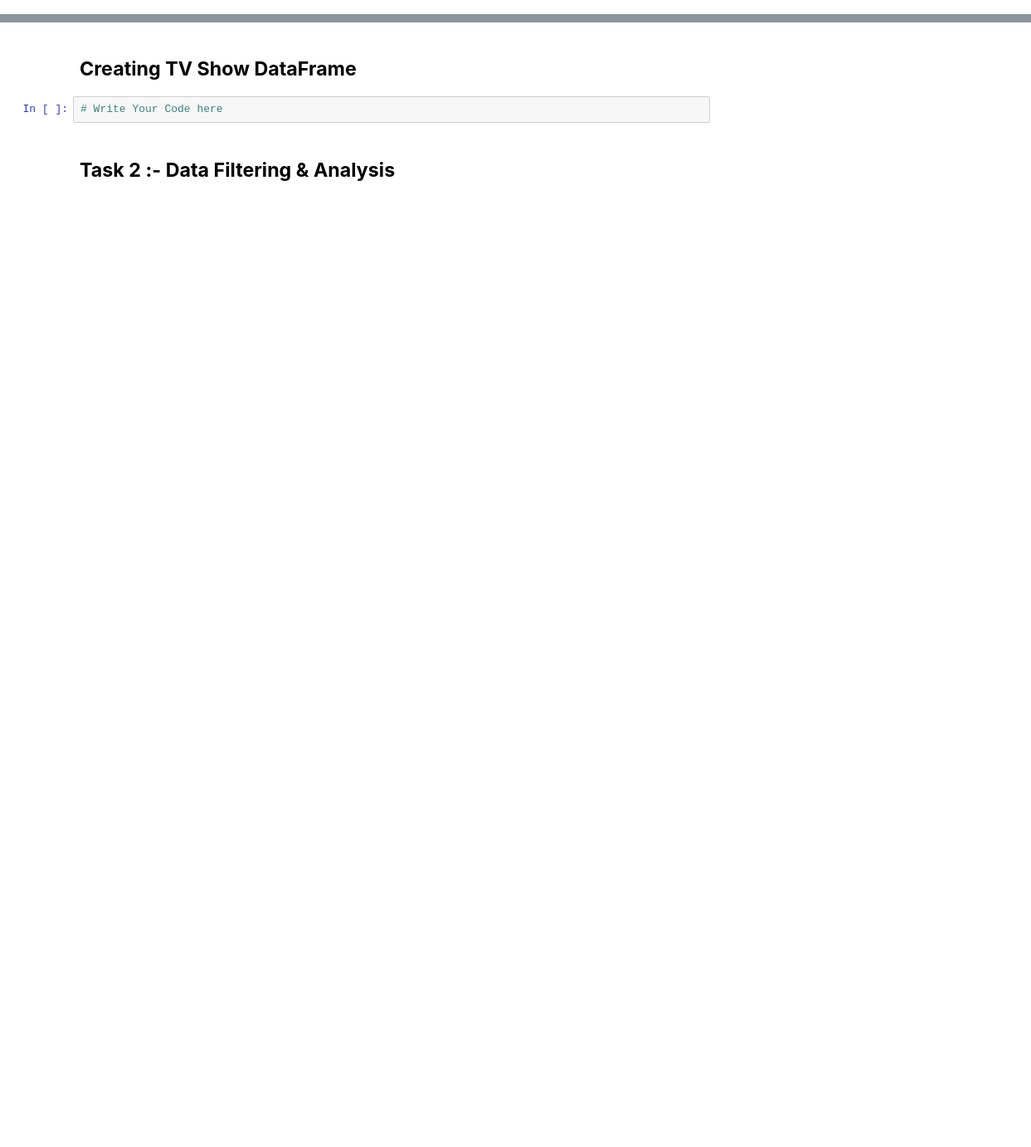
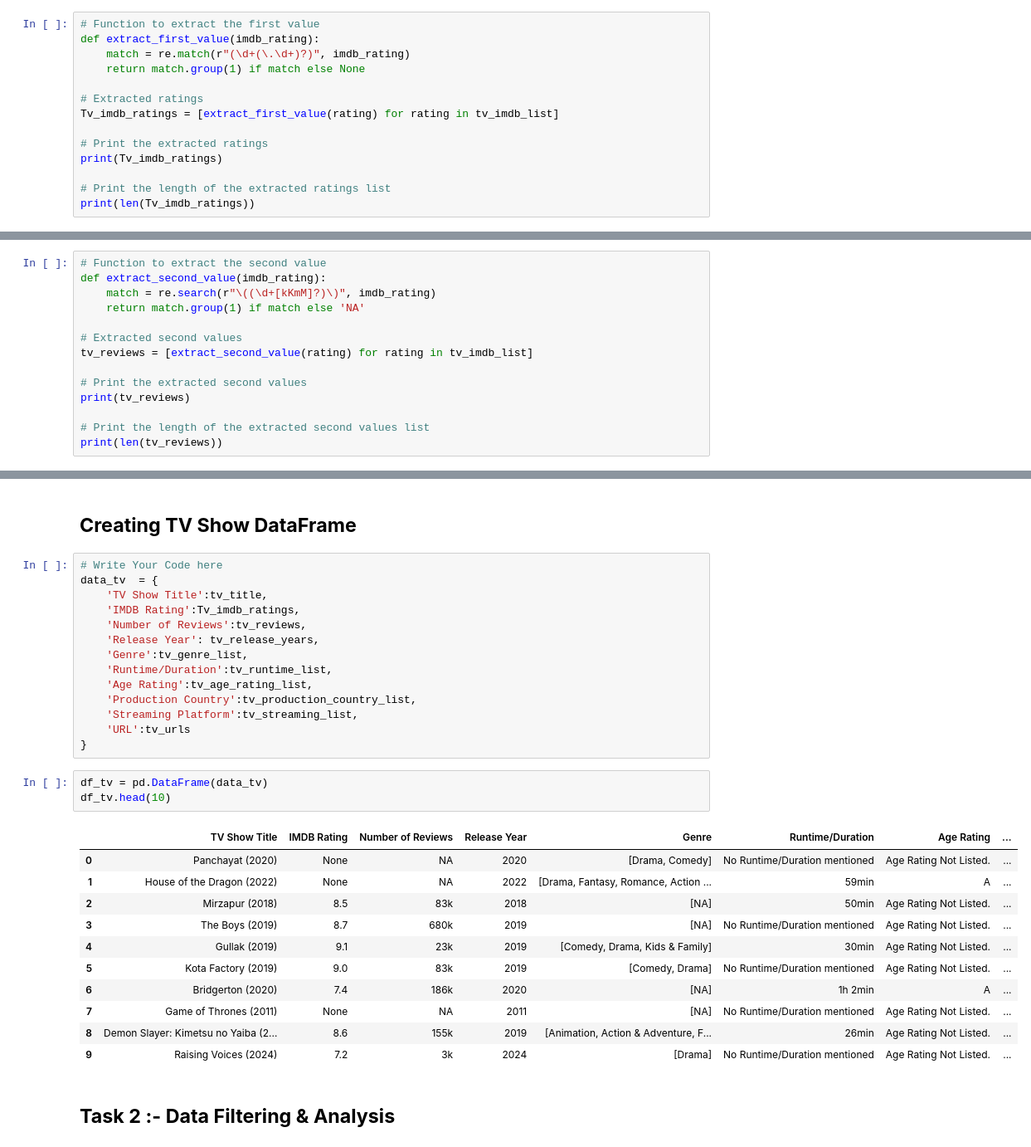
Before and after one commit to Nischay-verma/Just_watch_scrapping, a Jupyter notebook: Numerical_Programming_in_Python_Web_Scraping.ipynb, the cells around one changed output, grey strips where cells are left out. Shown at 83% size. Drawn from its saved outputs; the diff is of its cells as text; blank space fills up the shorter version.

```diff
--- a/Numerical_Programming_in_Python_Web_Scraping.ipynb
+++ b/Numerical_Programming_in_Python_Web_Scraping.ipynb
@@ -598,0 +858,14 @@ print(soup.prettify())
+# %%
+# Function to extract the first value
+def extract_first_value(imdb_rating):
+    match = re.match(r"(\d+(\.\d+)?)", imdb_rating)
+    return match.group(1) if match else None
+
+# Extracted ratings
+Tv_imdb_ratings = [extract_first_value(rating) for rating in tv_imdb_list]
+
+# Print the extracted ratings
+print(Tv_imdb_ratings)
+
+# Print the length of the extracted ratings list
+print(len(Tv_imdb_ratings))
@@ -598,0 +877,14 @@ print(soup.prettify())
+# %%
+# Function to extract the second value
+def extract_second_value(imdb_rating):
+    match = re.search(r"\((\d+[kKmM]?)\)", imdb_rating)
+    return match.group(1) if match else 'NA'
+
+# Extracted second values
+tv_reviews = [extract_second_value(rating) for rating in tv_imdb_list]
+
+# Print the extracted second values
+print(tv_reviews)
+
+# Print the length of the extracted second values list
+print(len(tv_reviews))
@@ -615,6 +1057,33 @@ print(soup.prettify())
 # %% [markdown]
 ## **Creating TV Show DataFrame**
-# %%
-# Write Your Code here
+# %%
+# Write Your Code here
+data_tv  = {
+    'TV Show Title':tv_title,
+    'IMDB Rating':Tv_imdb_ratings,
+    'Number of Reviews':tv_reviews,
+    'Release Year': tv_release_years,
+    'Genre':tv_genre_list,
+    'Runtime/Duration':tv_runtime_list,
+    'Age Rating':tv_age_rating_list,
+    'Production Country':tv_production_country_list,
+    'Streaming Platform':tv_streaming_list,
+    'URL':tv_urls
+}
+# %%
+df_tv = pd.DataFrame(data_tv)
+df_tv.head(10)
+# %% [output]
+|  | TV Show Title | IMDB Rating | Number of Reviews | Release Year | Genre | Runtime/Duration | Age Rating | ... |
+| 0 | Panchayat (2020) | None | NA | 2020 | [Drama, Comedy] | No Runtime/Duration mentioned | Age Rating Not Listed. | ... |
+| 1 | House of the Dragon (2022) | None | NA | 2022 | [Drama, Fantasy, Romance, Action ... | 59min | A | ... |
+| 2 | Mirzapur (2018) | 8.5 | 83k | 2018 | [NA] | 50min | Age Rating Not Listed. | ... |
+| 3 | The Boys (2019) | 8.7 | 680k | 2019 | [NA] | No Runtime/Duration mentioned | Age Rating Not Listed. | ... |
+| 4 | Gullak (2019) | 9.1 | 23k | 2019 | [Comedy, Drama, Kids & Family] | 30min | Age Rating Not Listed. | ... |
+| 5 | Kota Factory (2019) | 9.0 | 83k | 2019 | [Comedy, Drama] | No Runtime/Duration mentioned | Age Rating Not Listed. | ... |
+| 6 | Bridgerton (2020) | 7.4 | 186k | 2020 | [NA] | 1h 2min | A | ... |
+| 7 | Game of Thrones (2011) | None | NA | 2011 | [NA] | No Runtime/Duration mentioned | Age Rating Not Listed. | ... |
+| 8 | Demon Slayer: Kimetsu no Yaiba (2... | 8.6 | 155k | 2019 | [Animation, Action & Adventure, F... | 26min | Age Rating Not Listed. | ... |
+| 9 | Raising Voices (2024) | 7.2 | 3k | 2024 | [Drama] | No Runtime/Duration mentioned | Age Rating Not Listed. | ... |
 # %% [markdown]
 ## **Task 2 :- Data Filtering & Analysis**
```
Also changed, not shown: parts of 59 cells of this notebook.
